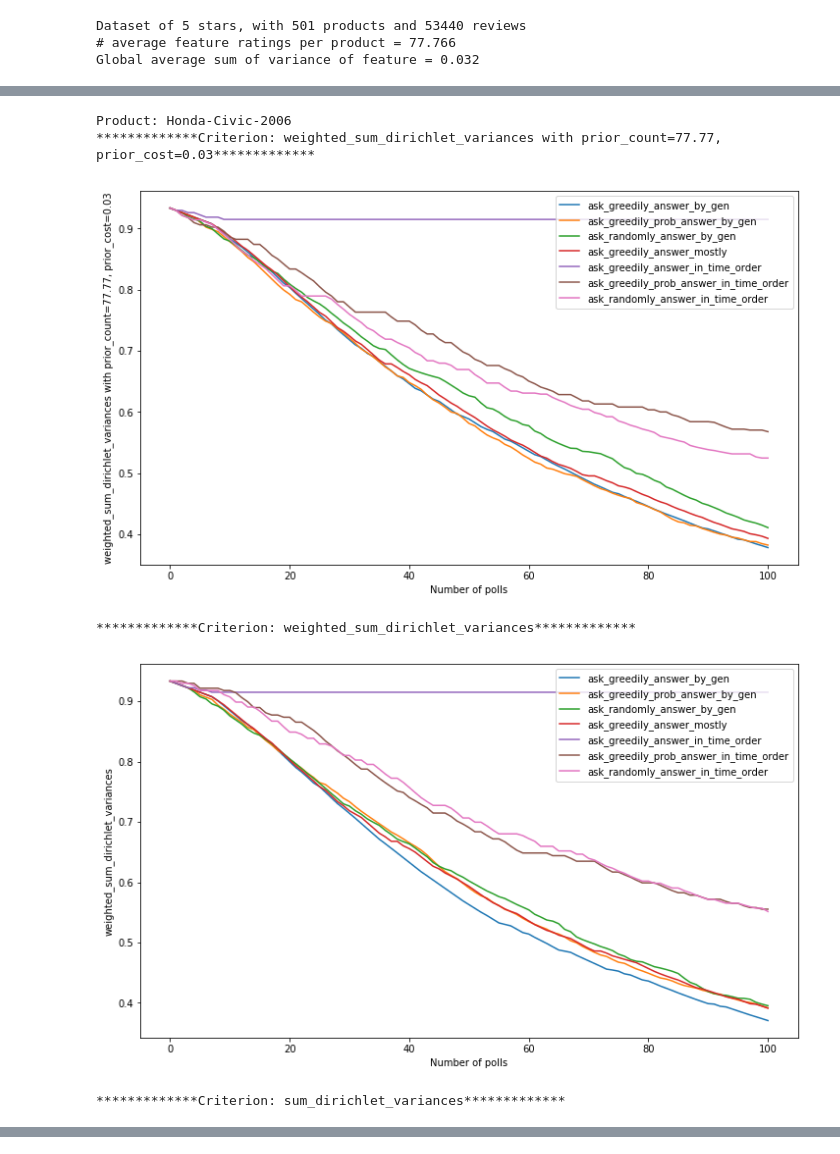
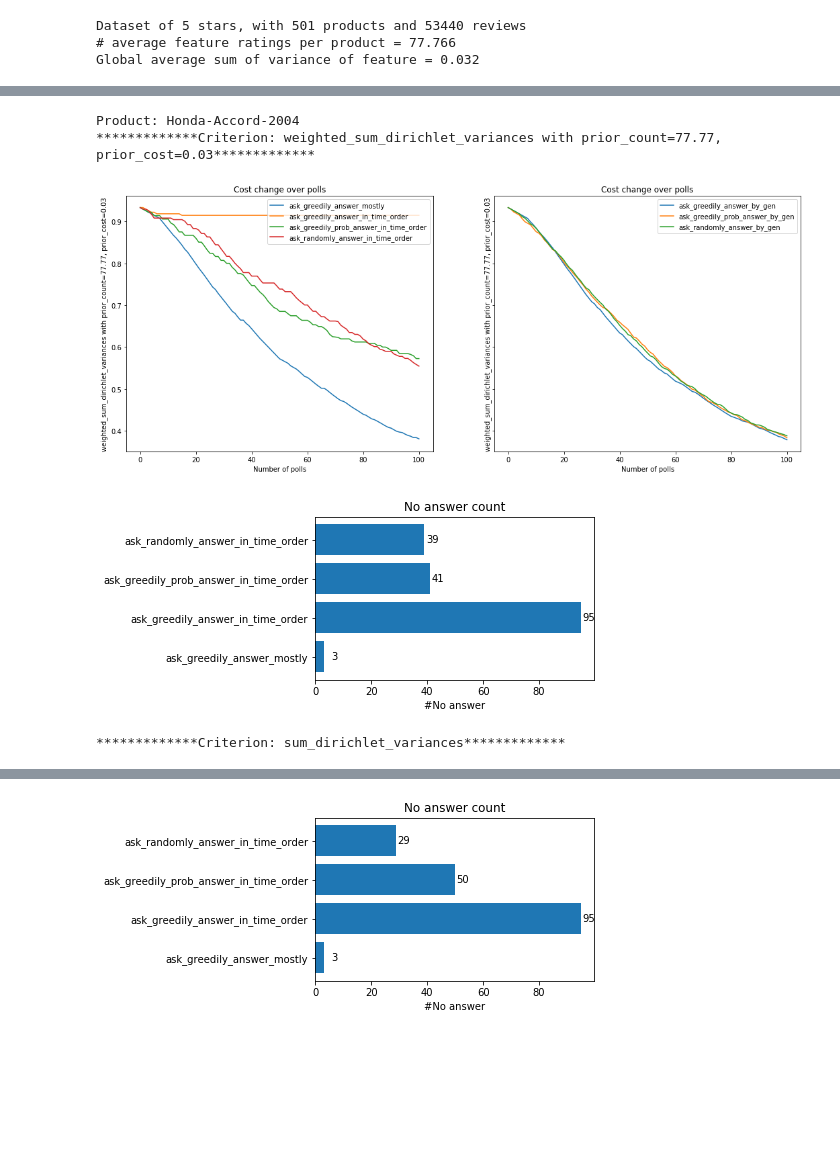
Before and after one commit to lexuanthongnhat/reviews-solicitation, a Jupyter notebook: Experiment.ipynb, the cells around one changed output, grey strips where cells are left out. Saved outputs shown, nothing was run; the diff lists cells and outputs as text; code cells hidden in the pictures; blank space fills up the shorter version.

Commit message:
Seperate plots of time_order and generated answers

```diff
--- a/Experiment.ipynb
+++ b/Experiment.ipynb
@@ -61,68 +61,73 @@ plt.show()
 # %%
 def plot_ask_methods(sim_stats, criterion):
-    fig, ax = plt.subplots(figsize=(12, 7))
+    #fig, ax = plt.subplots(figsize=(12, 7))
+    fig, axarr = plt.subplots(1, 2, figsize=(18, 7),
+                              sharex=True, sharey=True,
+                              subplot_kw=dict(title='Cost change over polls',
+                                              xlabel='Number of polls',
+                                              ylabel=criterion))
     X = list(sim_stats[0].step_to_cost.keys())
     for i, ask_method in enumerate(ReviewsSolicitation.ask_methods):
         sim_stat = sim_stats[i]
         Y = list(sim_stat.step_to_cost.values())
-        line, = ax.plot(X, Y, label=ask_method)
+        if ask_method.endswith('_gen'):
+            axarr[1].plot(X, Y, label=ask_method)
+        else:
+            axarr[0].plot(X, Y, label=ask_method)
 
-    ax.legend(loc='upper right')
-    ax.set_xlabel('Number of polls')
-    ax.set_ylabel(criterion)
+    for ax in axarr:
+        ax.legend(loc='upper right')
     plt.show()
 
 def plot_no_answer_count(ask_methods, no_answer_counts):
-    fig, ax = plt.subplots(figsize=(3, 3))
+    fig, ax = plt.subplots(figsize=(5, 3), subplot_kw={'title':'No answer count',
+                                                       'xlabel':'#No answer'})
     y_pos = np.arange(len(ask_methods))
     rects = ax.barh(y_pos, no_answer_counts, align='center')
 
-    ax.set_xlabel('#No answer')
-#    ax.set_title('Distribution of #ratings')
     ax.set_yticks(y_pos)
     ax.set_yticklabels(ask_methods)
 
-    for rect, ask_method in zip(rects, ask_methods):
-        height = rect.get_height()
-        ax.text(rect.get_x() - 6, height,
-                ask_method, ha='right', va='center')
+    for rect, count in zip(rects, no_answer_counts):
+        ax.text(rect.get_x() + rect.get_width() + 5,
+                rect.get_y() + rect.get_height()/2,
+                count, ha='right', va='center')
     plt.show()
 # %%
 criterion_to_weights = {
     'sum_dirichlet_variances': [(None, None)],
     'weighted_sum_dirichlet_variances': \
         [(dataset_profile.ave_num_feature_ratings_per_product, \
-              dataset_profile.global_ave_sum_variances),
-         (None, None)]
+              dataset_profile.global_ave_sum_variances)
+        ]
 }
 
 product = None
 for criterion in Feature.criteria:
     for weights in criterion_to_weights[criterion]:
         prior_count, prior_cost = weights
         product_to_result_stats = reviews_soli_driver.simulate_reviews_soli(
             file_path, num_polls=num_polls, lower_num_reviews=lower_num_reviews,
             criterion=criterion,
             prior_count=prior_count, prior_cost=prior_cost)
 
         if not product:
             product = random.choice(list(product_to_result_stats.keys()))
             print('Product: {}'.format(product))
         sim_stats = product_to_result_stats[product]
 
         criterion_str = criterion
         if prior_count and prior_cost:
             criterion_str = '{} with prior_count={:.2f}, prior_cost={:.2f}'.format(
                 criterion, prior_count, prior_cost)
         print('*' * 13 + 'Criterion: {}'.format(criterion_str) + '*' * 13)
         plot_ask_methods(sim_stats, criterion_str)
 
-        #no_answer_counts = [stat.no_answer_count for stat in sim_stats]
-        #plot_no_answer_count(ReviewsSolicitation.ask_methods[3:], no_answer_counts[3:])
+        no_answer_counts = [stat.no_answer_count for stat in sim_stats]
+        plot_no_answer_count(ReviewsSolicitation.ask_methods[3:], no_answer_counts[3:])
 # %% [output]
-Product: Honda-Civic-2006
+Product: Honda-Accord-2004
 *************Criterion: weighted_sum_dirichlet_variances with prior_count=77.77, prior_cost=0.03*************
-[figure, old version]
+[figure, new version]
+[figure, new version]
-*************Criterion: weighted_sum_dirichlet_variances*************
+*************Criterion: sum_dirichlet_variances*************
-[figure, old version]
-*************Criterion: sum_dirichlet_variances*************
@@ -129,0 +135 @@ Product: Honda-Civic-2006
+[figure, added]
```
Also changed, not shown: parts of 3 cells of this notebook.
